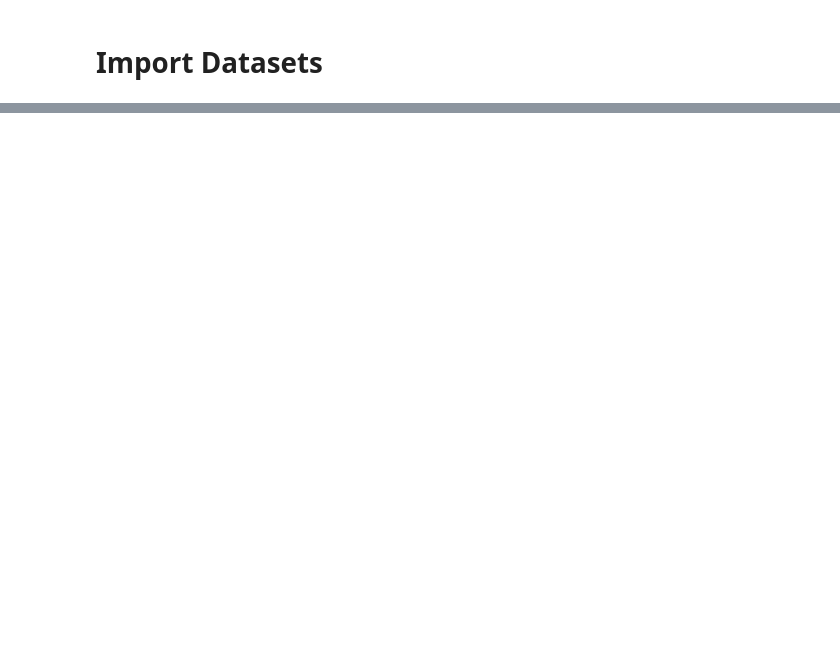
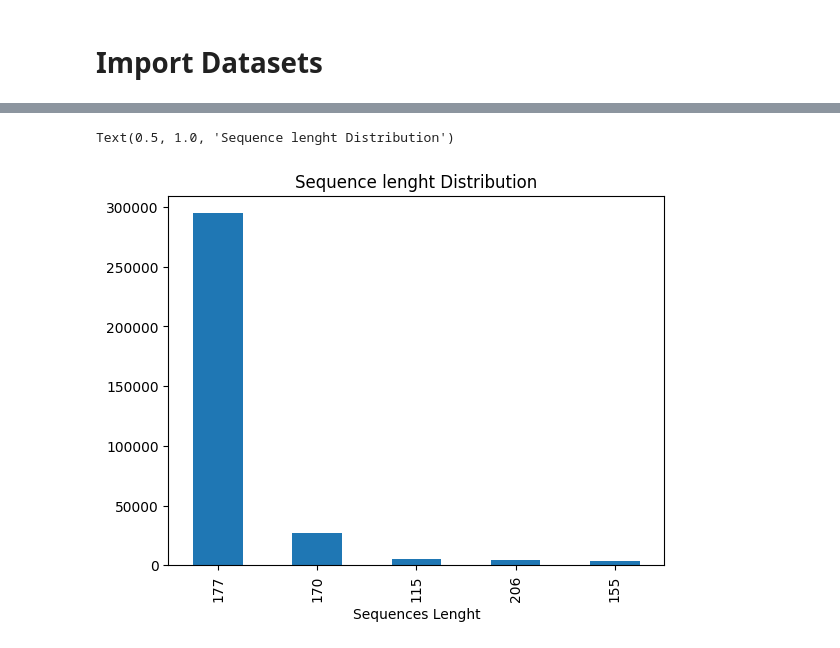
Before and after one commit to SmogJ/Kaggle-Competition----Stanford-Ribonanza-RNA-Folding, a Jupyter notebook: 1st-ribo-note.ipynb, the cells around one changed output, grey strips where cells are left out. Drawn from its saved outputs; the diff is of its cells as text; code cells hidden in the pictures; blank space fills up the shorter version.

```diff
--- a/1st-ribo-note.ipynb
+++ b/1st-ribo-note.ipynb
@@ -123,0 +455,5 @@ train.iloc[0:, 7:]
+# %%
+seq_len= opt_train.sequence.apply(len)
+seq_len = seq_len.value_counts()
+# seq_len = pd.Series(seq_len)
+seq_len
@@ -123,0 +468,7 @@ train.iloc[0:, 7:]
+# %%
+seq_len.plot.bar()
+plt.xlabel("Sequences Lenght")
+plt.title("Sequence lenght Distribution")
+# %% [output]
+Text(0.5, 1.0, 'Sequence lenght Distribution')
+[figure, added]
```
Also changed, not shown: parts of 62 cells of this notebook, 5 other files.
